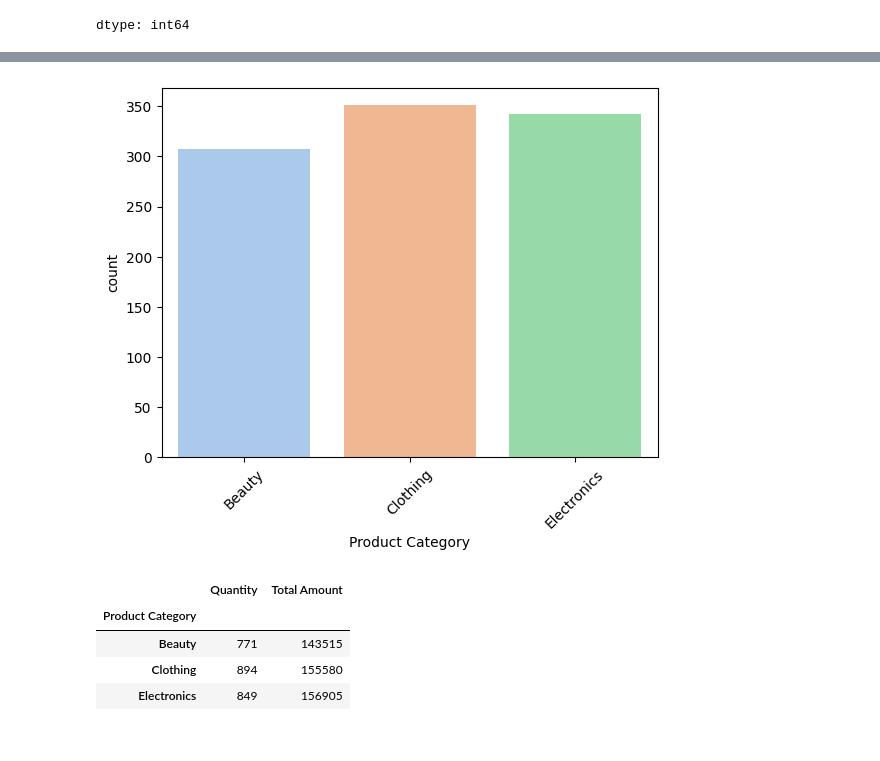
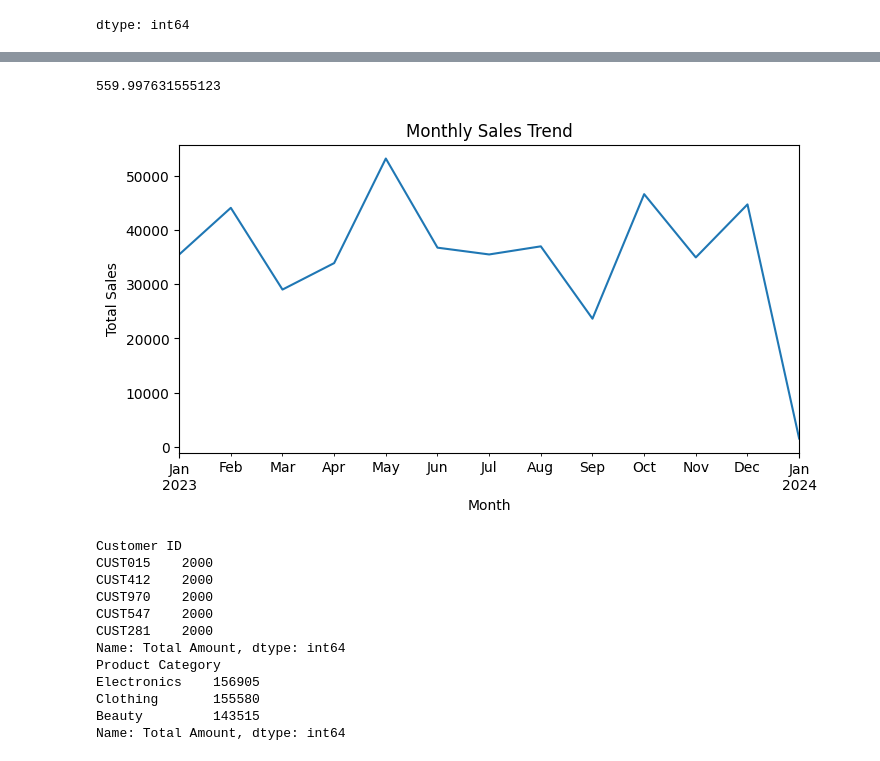
Before and after one commit to Narmadha1627/OIBSIP, a Jupyter notebook: notebooks/colab-github-demo.ipynb, the cells around one changed output, grey strips where cells are left out. Saved outputs shown, nothing was run; the diff lists cells and outputs as text; code cells hidden in the pictures.

```diff
--- a/notebooks/colab-github-demo.ipynb
+++ b/notebooks/colab-github-demo.ipynb
@@ -109,16 +95,41 @@ dtype: int64
-# %%
-import seaborn as sns
-import matplotlib.pyplot as plt
-sns.countplot(x=df['Product Category'],palette='pastel')
-plt.xticks(rotation=45)
-plt.show()
-# %% [output]
-[figure, removed]
-# %%
-df.groupby('Product Category')[['Quantity','Total Amount']].sum()
-# %% [output]
-|  | Quantity | Total Amount |
-| Product Category |  |  |
-| Beauty | 771 | 143515 |
-| Clothing | 894 | 155580 |
-| Electronics | 849 | 156905 |
+# %%
+df.fillna(0,inplace=True)
+# %%
+mean_sales=df['Total Amount'].mean()
+median_sales=df['Total Amount'].median()
+mode_sales=df['Total Amount'].mode()
+std_sales=df['Total Amount'].std()
+mean_sales
+median_sales
+mode_sales
+std_sales
+# %% [output]
+559.997631555123
+# %%
+df['Date'] = pd.to_datetime(df['Date'])
+monthly_sales = df.groupby(df['Date'].dt.to_period('M'))['Total Amount'].sum()
+monthly_sales.plot(kind='line', figsize=(8,4))
+plt.title("Monthly Sales Trend")
+plt.xlabel("Month")
+plt.ylabel("Total Sales")
+plt.show()
+# %% [output]
+[figure, added]
+# %%
+top_customers = df.groupby('Customer ID')['Total Amount'].sum().sort_values(ascending=False).head(5)
+print(top_customers)
+top_products = df.groupby('Product Category')['Total Amount'].sum().sort_values(ascending=False).head(5)
+print(top_products)
+# %% [output]
+Customer ID
+CUST015    2000
+CUST412    2000
+CUST970    2000
+CUST547    2000
+CUST281    2000
+Name: Total Amount, dtype: int64
+Product Category
+Electronics    156905
+Clothing       155580
+Beauty         143515
+Name: Total Amount, dtype: int64
```
Also changed, not shown: parts of 5 cells of this notebook.
